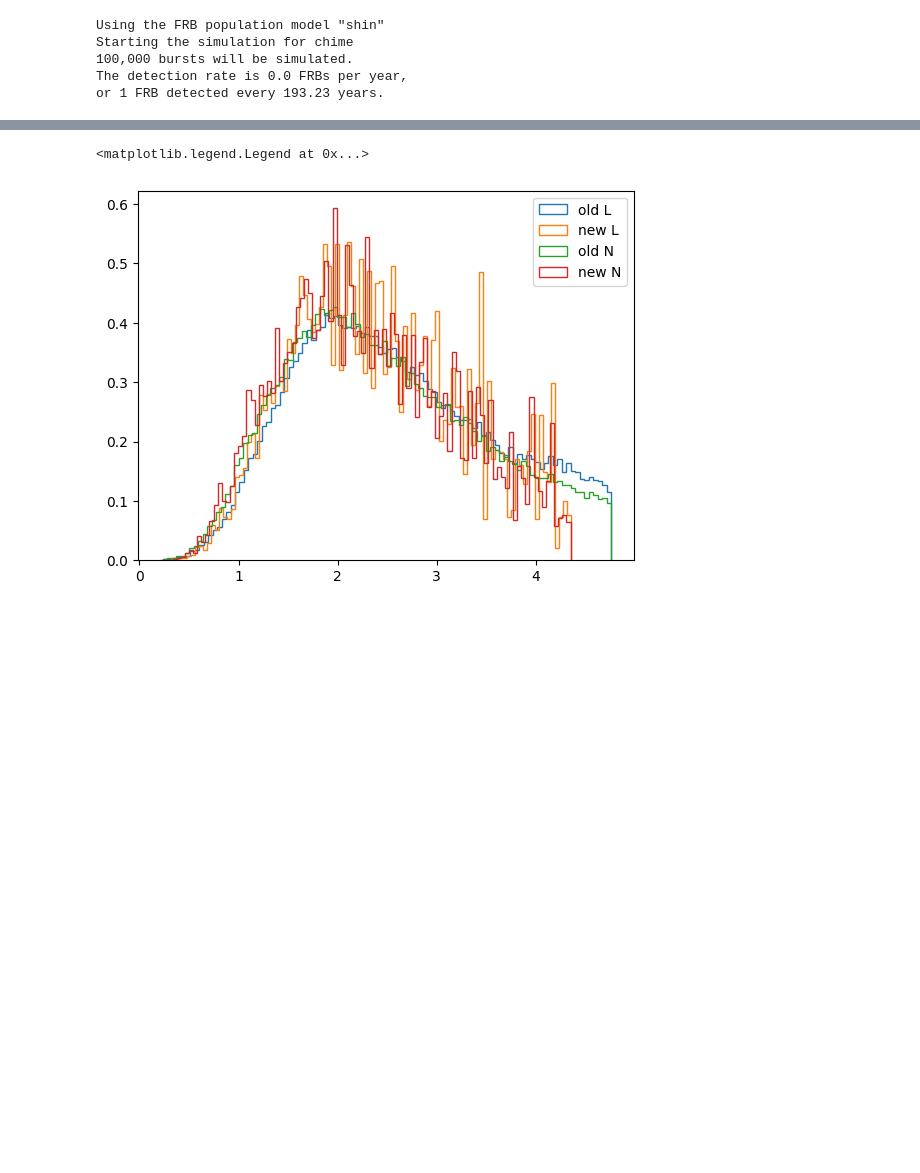
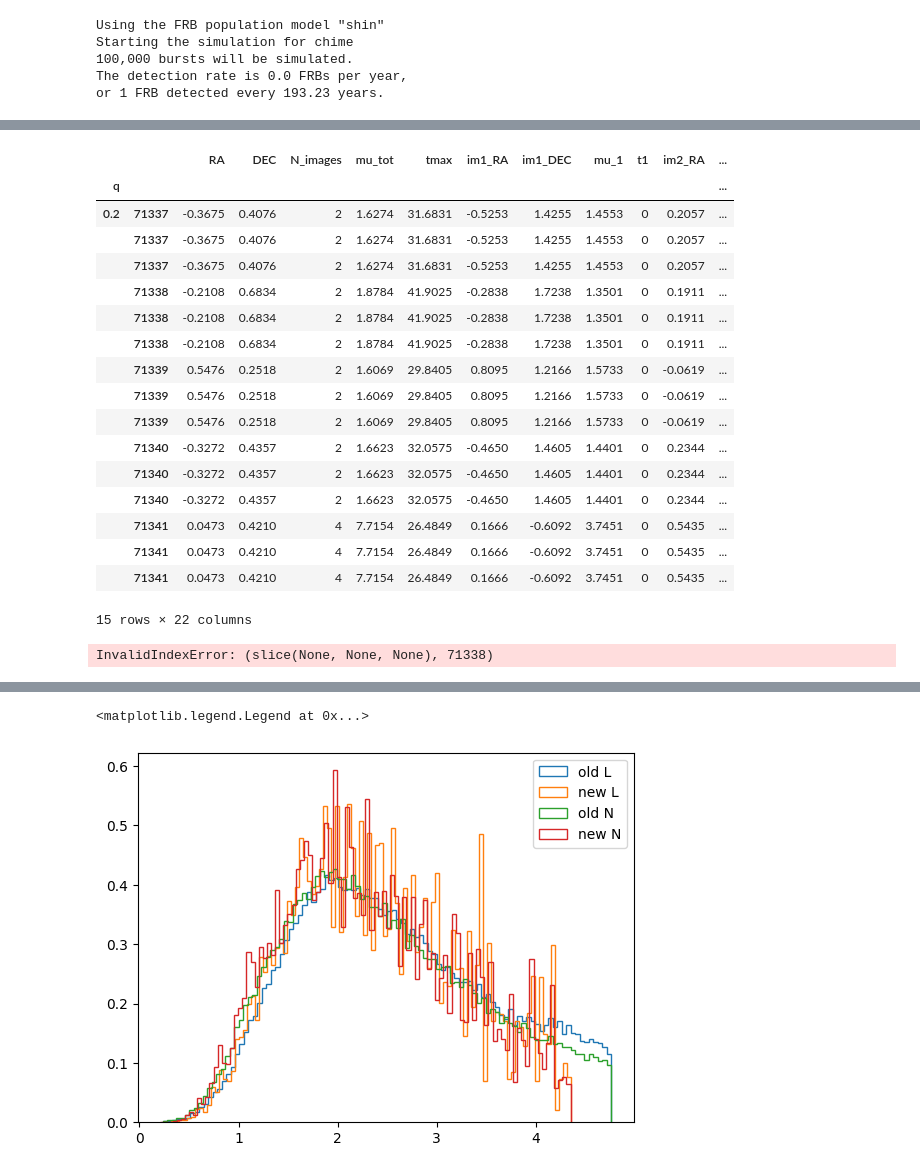
Before and after one commit to danielemichilli/slf, a Jupyter notebook: Gravitational_Lensing.ipynb, the cells around one changed output, grey strips where cells are left out. Cells and saved outputs as stored; diff of their text form; code cells hidden in the pictures; blank space fills up the shorter version.

```diff
--- a/Gravitational_Lensing.ipynb
+++ b/Gravitational_Lensing.ipynb
@@ -1058,0 +1258,8 @@ or 1 FRB detected every 65.55 years.
+# %%
+sie = pd.read_csv(sie_catalog, index_col=['q', 0])
+sie.index.names = ['q','id']
+# %%
+sie.sort_index(inplace=True)
+# %%
+sie = sie.loc[np.sort(hosts['q_l'].clip(0.01, 0.99).unique())]
+sie.sort_index(inplace=True)
@@ -1058,0 +1298,2 @@ or 1 FRB detected every 65.55 years.
+# %%
+df = sie.iloc[:5].copy()
@@ -1058,0 +1337,25 @@ or 1 FRB detected every 65.55 years.
+# %%
+df.loc[np.repeat(df.index, 3)]
+# %% [output]
+|  |  | RA | DEC | N_images | mu_tot | tmax | im1_RA | im1_DEC | mu_1 | t1 | im2_RA | ... |
+| q |  |  |  |  |  |  |  |  |  |  |  | ... |
+| 0.2 | 71337 | -0.3675 | 0.4076 | 2 | 1.6274 | 31.6831 | -0.5253 | 1.4255 | 1.4553 | 0 | 0.2057 | ... |
+|  | 71337 | -0.3675 | 0.4076 | 2 | 1.6274 | 31.6831 | -0.5253 | 1.4255 | 1.4553 | 0 | 0.2057 | ... |
+|  | 71337 | -0.3675 | 0.4076 | 2 | 1.6274 | 31.6831 | -0.5253 | 1.4255 | 1.4553 | 0 | 0.2057 | ... |
+|  | 71338 | -0.2108 | 0.6834 | 2 | 1.8784 | 41.9025 | -0.2838 | 1.7238 | 1.3501 | 0 | 0.1911 | ... |
+|  | 71338 | -0.2108 | 0.6834 | 2 | 1.8784 | 41.9025 | -0.2838 | 1.7238 | 1.3501 | 0 | 0.1911 | ... |
+|  | 71338 | -0.2108 | 0.6834 | 2 | 1.8784 | 41.9025 | -0.2838 | 1.7238 | 1.3501 | 0 | 0.1911 | ... |
+|  | 71339 | 0.5476 | 0.2518 | 2 | 1.6069 | 29.8405 | 0.8095 | 1.2166 | 1.5733 | 0 | -0.0619 | ... |
+|  | 71339 | 0.5476 | 0.2518 | 2 | 1.6069 | 29.8405 | 0.8095 | 1.2166 | 1.5733 | 0 | -0.0619 | ... |
+|  | 71339 | 0.5476 | 0.2518 | 2 | 1.6069 | 29.8405 | 0.8095 | 1.2166 | 1.5733 | 0 | -0.0619 | ... |
+|  | 71340 | -0.3272 | 0.4357 | 2 | 1.6623 | 32.0575 | -0.4650 | 1.4605 | 1.4401 | 0 | 0.2344 | ... |
+|  | 71340 | -0.3272 | 0.4357 | 2 | 1.6623 | 32.0575 | -0.4650 | 1.4605 | 1.4401 | 0 | 0.2344 | ... |
+|  | 71340 | -0.3272 | 0.4357 | 2 | 1.6623 | 32.0575 | -0.4650 | 1.4605 | 1.4401 | 0 | 0.2344 | ... |
+|  | 71341 | 0.0473 | 0.4210 | 4 | 7.7154 | 26.4849 | 0.1666 | -0.6092 | 3.7451 | 0 | 0.5435 | ... |
+|  | 71341 | 0.0473 | 0.4210 | 4 | 7.7154 | 26.4849 | 0.1666 | -0.6092 | 3.7451 | 0 | 0.5435 | ... |
+|  | 71341 | 0.0473 | 0.4210 | 4 | 7.7154 | 26.4849 | 0.1666 | -0.6092 | 3.7451 | 0 | 0.5435 | ... |
+15 rows × 22 columns
+# %%
+sie.index.get_loc((slice(None), 71338))
+# %% [output]
+InvalidIndexError: (slice(None, None, None), 71338)
```
Also changed, not shown: parts of 33 cells of this notebook.
